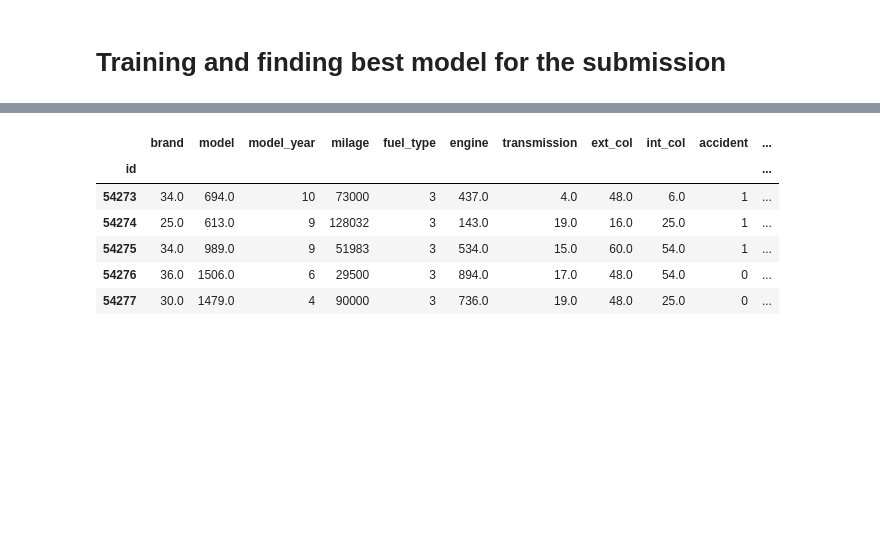
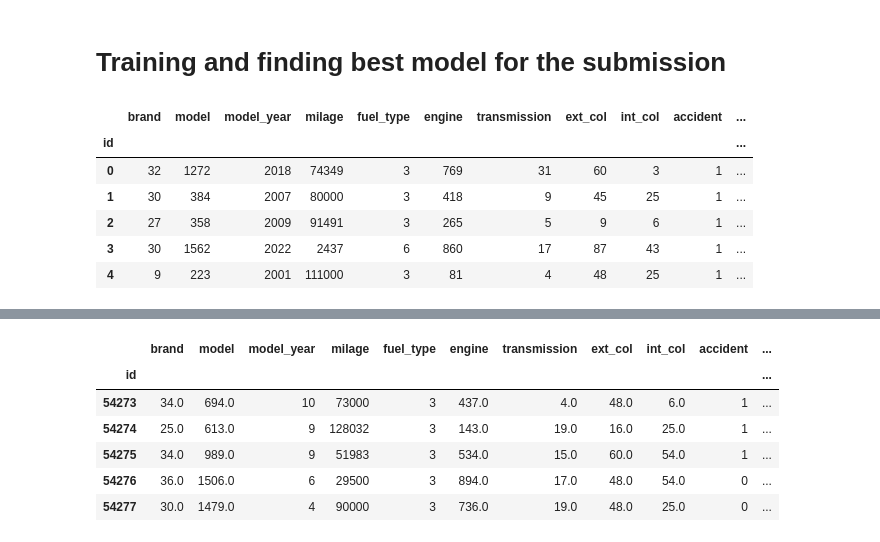
Before and after one commit to mohitrajrathor/used_car_price_prediction, a Jupyter notebook: research/model_training.ipynb, the cells around one changed output, grey strips where cells are left out. Saved outputs shown, nothing was run; the diff lists cells and outputs as text; code cells hidden in the pictures; blank space fills up the shorter version.

```diff
--- a/research/model_training.ipynb
+++ b/research/model_training.ipynb
@@ -6,6 +6,16 @@ import numpy as np
 # %%
 df = pd.read_csv("../data/train.csv", index_col='id')
 test_df = pd.read_csv("../data/test.csv", index_col='id')
+# %%
+df.head()
+# %% [output]
+|  | brand | model | model_year | milage | fuel_type | engine | transmission | ext_col | int_col | accident | ... |
+| id |  |  |  |  |  |  |  |  |  |  | ... |
+| 0 | 32 | 1272 | 2018 | 74349 | 3 | 769 | 31 | 60 | 3 | 1 | ... |
+| 1 | 30 | 384 | 2007 | 80000 | 3 | 418 | 9 | 45 | 25 | 1 | ... |
+| 2 | 27 | 358 | 2009 | 91491 | 3 | 265 | 5 | 9 | 6 | 1 | ... |
+| 3 | 30 | 1562 | 2022 | 2437 | 6 | 860 | 17 | 87 | 43 | 1 | ... |
+| 4 | 9 | 223 | 2001 | 111000 | 3 | 81 | 4 | 48 | 25 | 1 | ... |
 # %%
 df.info()
 # %% [output]
```
Also changed, not shown: parts of 2 cells of this notebook, 12 other files.
